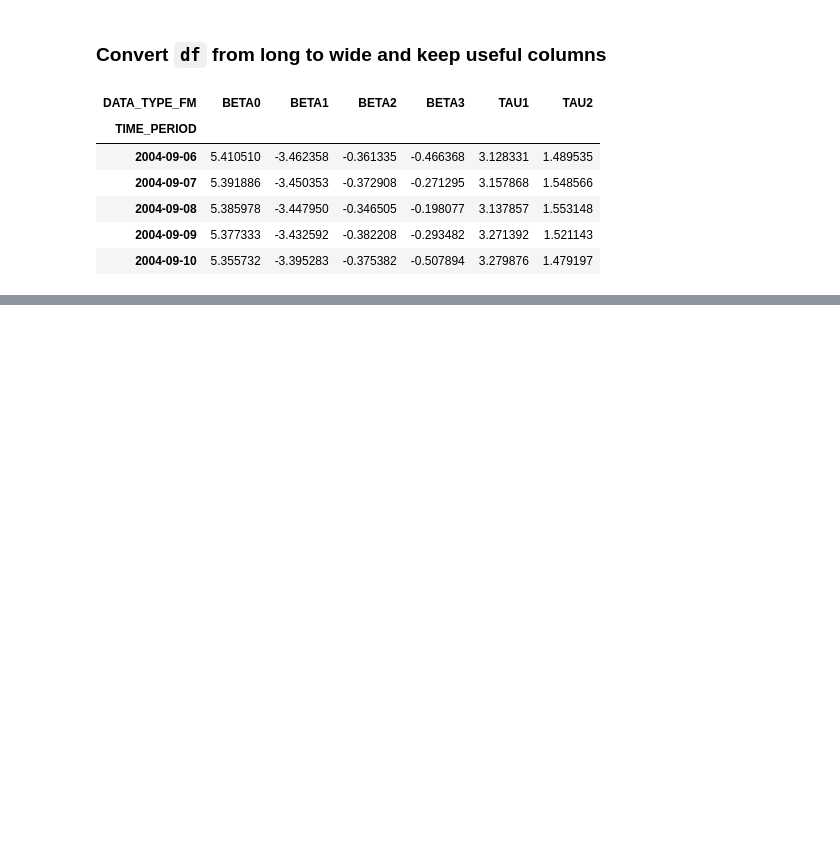
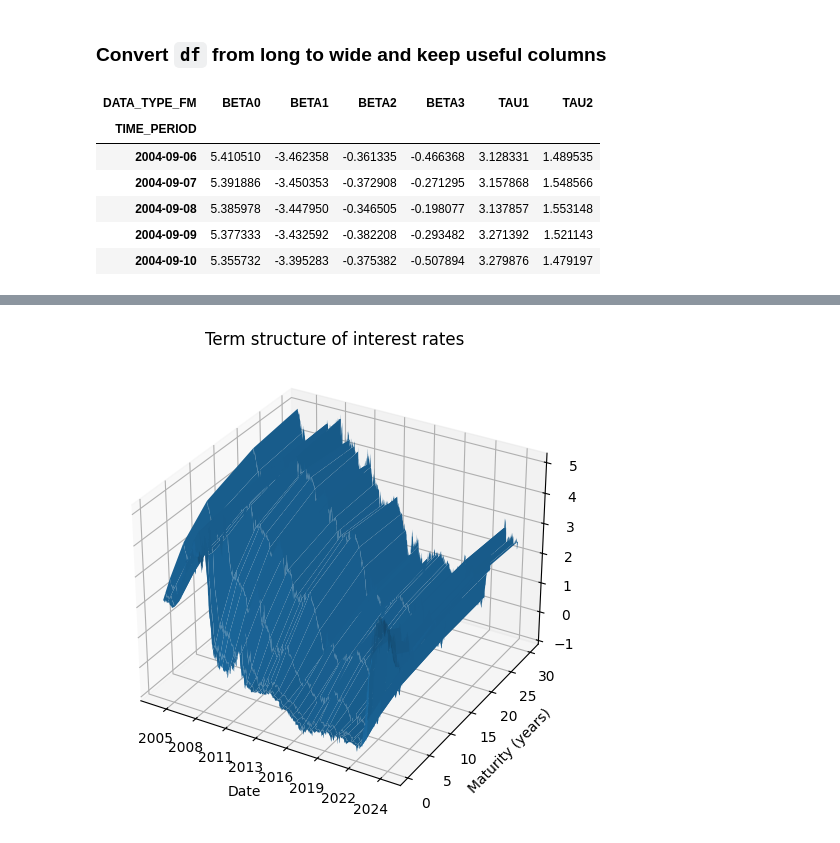
Before and after one commit to emschutt/Asset-Pricing, a Jupyter notebook: AP_v0.ipynb, the cells around one changed output, grey strips where cells are left out. Drawn from its saved outputs; the diff is of its cells as text; code cells hidden in the pictures; blank space fills up the shorter version.

```diff
--- a/AP_v0.ipynb
+++ b/AP_v0.ipynb
@@ -66,0 +135,30 @@ yc_params.head()
+# %%
+from mpl_toolkits.mplot3d import Axes3D  # needed for 3D plots
+import matplotlib.dates as mdates
+
+# Convert dates to numbers for plotting
+dates_num = mdates.date2num(yc_yields.index.to_pydatetime())
+
+# Extract maturities from column names like "y_10.0y"
+maturities = np.array([float(c.split("_")[1].replace("y", "")) for c in yc_yields.columns])
+
+# Create grid: X = time, Y = maturity
+X, Y = np.meshgrid(dates_num, maturities)
+
+# Z = yields (transpose to match shapes: maturities × dates)
+Z = yc_yields.values.T  # shape (n_maturities, n_dates)
+
+fig = plt.figure(figsize=(10, 6))
+ax = fig.add_subplot(111, projection="3d")
+
+surf = ax.plot_surface(X, Y, Z, linewidth=0, antialiased=True)
+
+ax.set_xlabel("Date")
+ax.set_ylabel("Maturity (years)")
+ax.set_zlabel("Yield (%)")
+ax.set_title("Term structure of interest rates ")
+
+ax.xaxis.set_major_formatter(mdates.DateFormatter('%Y'))
+plt.show()
+# %% [output]
+[figure, added]
```
Also changed, not shown: parts of 5 cells of this notebook.
